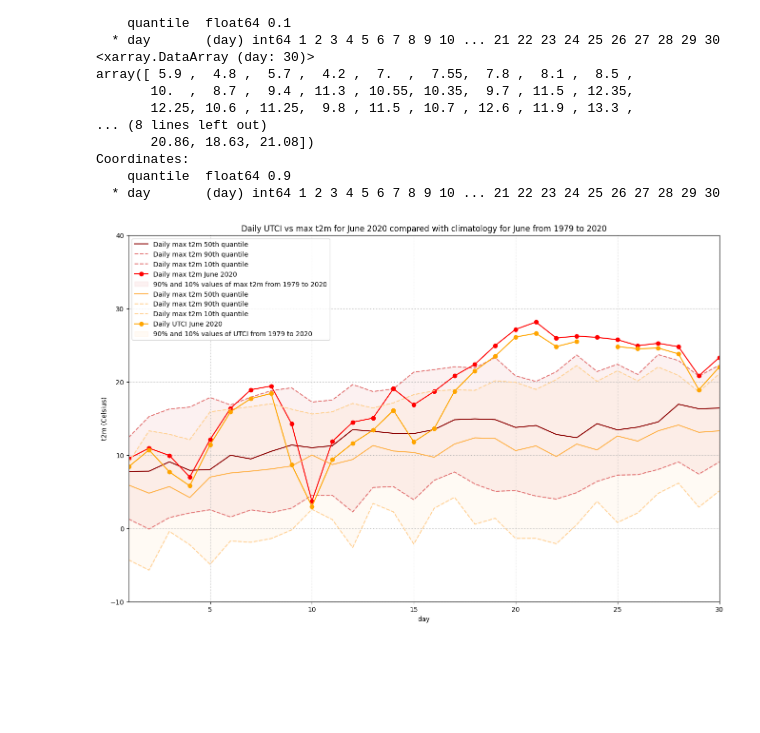
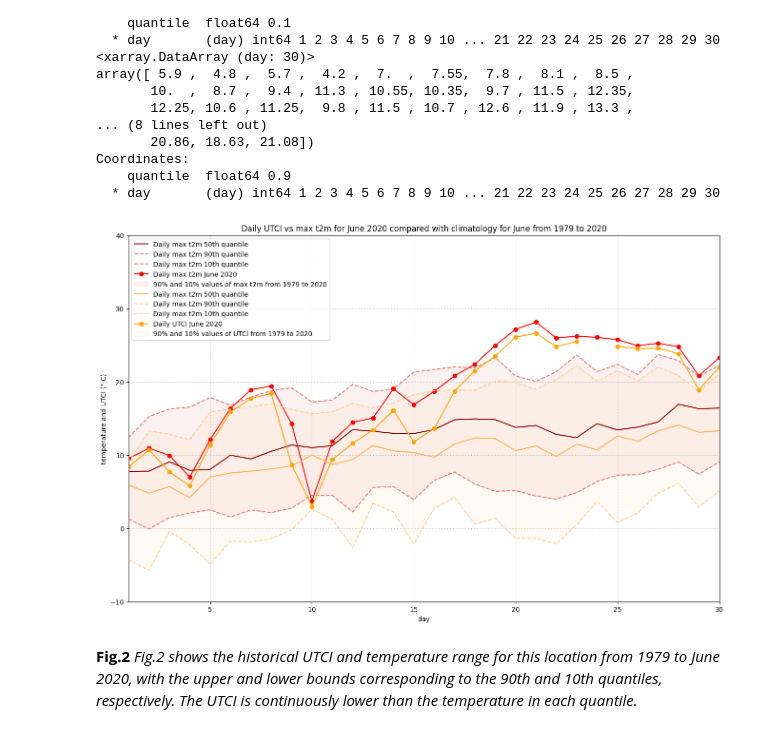
Before and after one commit to xinhe-zhang/heatwave, a Jupyter notebook: HW4_張昕荷_R12228016.ipynb, the cells around one changed output. Cells and saved outputs as stored; diff of their text form; code cells hidden in the pictures; blank space fills up the shorter version.

```diff
--- a/HW4_張昕荷_R12228016.ipynb
+++ b/HW4_張昕荷_R12228016.ipynb
@@ -401,30 +401,33 @@ Coordinates:
     quantile  float64 0.9
   * day       (day) int64 1 2 3 4 5 6 7 8 9 10 ... 21 22 23 24 25 26 27 28 29 30
 # %%
-fig = plt.figure(figsize=(16,10));
-ax = plt.subplot();
+fig = plt.figure(figsize=(16,10))
+ax = plt.subplot()
 
-ax.plot(my_mx2t_2020.time.dt.day, mx2t_max_mid, color='darkred', label='Daily max t2m 50th quantile');
-ax.plot(my_mx2t_2020.time.dt.day, mx2t_max_90, color='#E37878', ls='--', label='Daily max t2m 90th quantile');
-ax.plot(my_mx2t_2020.time.dt.day, mx2t_max_10, color='#E37878', ls='--', label='Daily max t2m 10th quantile');
-ax.plot(my_mx2t_2020.time.dt.day, my_mx2t_2020['mx2t'], 'bo-', color='red', label='Daily max t2m June 2020');
+ax.plot(my_mx2t_2020.time.dt.day, mx2t_max_mid, color='darkred', label='Daily max t2m 50th quantile')
+ax.plot(my_mx2t_2020.time.dt.day, mx2t_max_90, color='#E37878', ls='--', label='Daily max t2m 90th quantile')
+ax.plot(my_mx2t_2020.time.dt.day, mx2t_max_10, color='#E37878', ls='--', label='Daily max t2m 10th quantile')
+ax.plot(my_mx2t_2020.time.dt.day, my_mx2t_2020['mx2t'], 'bo-', color='red', label='Daily max t2m June 2020')
 ax.fill_between(my_mx2t_2020.time.dt.day, mx2t_max_90, mx2t_max_10, alpha=0.1,
-                label='90% and 10% values of max t2m from 1979 to 2020', color = '#E37878');
+                label='90% and 10% values of max t2m from 1979 to 2020', color = '#E37878')
 
-ax.plot(my_utci_2020.time.dt.day, utci_max_mid, color='#FFB34D', label='Daily max t2m 50th quantile');
-ax.plot(my_utci_2020.time.dt.day, utci_max_90, color='#FFD296', ls='--', label='Daily max t2m 90th quantile');
-ax.plot(my_utci_2020.time.dt.day, utci_max_10, color='#FFD296', ls='--', label='Daily max t2m 10th quantile');
-ax.plot(my_utci_2020.time.dt.day, my_utci_2020, 'bo-', color='orange', label='Daily UTCI June 2020');
+ax.plot(my_utci_2020.time.dt.day, utci_max_mid, color='#FFB34D', label='Daily max t2m 50th quantile')
+ax.plot(my_utci_2020.time.dt.day, utci_max_90, color='#FFD296', ls='--', label='Daily max t2m 90th quantile')
+ax.plot(my_utci_2020.time.dt.day, utci_max_10, color='#FFD296', ls='--', label='Daily max t2m 10th quantile')
+ax.plot(my_utci_2020.time.dt.day, my_utci_2020, 'bo-', color='orange', label='Daily UTCI June 2020')
 ax.fill_between(my_utci_2020.time.dt.day, utci_max_90, utci_max_10, alpha=0.1,
-                label='90% and 10% values of UTCI from 1979 to 2020', color = '#FFD296');
+                label='90% and 10% values of UTCI from 1979 to 2020', color = '#FFD296')
 
-ax.set_xlim(1,30);
-ax.set_ylim(-10,40);
-ax.set_title('Daily UTCI vs max t2m for June 2020 compared with climatology for June from 1979 to 2020');
-ax.set_ylabel('temperature and UTCI(Celsius)');
-ax.set_xlabel('day');
-handles, labels = ax.get_legend_handles_labels();
-ax.legend(handles, labels);
-ax.grid(linestyle='dotted');
+ax.set_xlim(1,30)
+ax.set_ylim(-10,40)
+ax.set_title('Daily UTCI vs max t2m for June 2020 compared with climatology for June from 1979 to 2020')
+ax.set_ylabel('temperature and UTCI (° C)')
+ax.set_xlabel('day')
+handles, labels = ax.get_legend_handles_labels()
+ax.legend(handles, labels)
+ax.grid(linestyle='dotted')
 # %% [output]
-[figure, old version]
+[figure, new version]
+# %% [markdown]
+**Fig.2**
+*Fig.2 shows the historical UTCI and temperature range for this location from 1979 to June 2020, with the upper and lower bounds corresponding to the 90th and 10th quantiles, respectively. The UTCI is continuously lower than the temperature in each quantile.*
```
